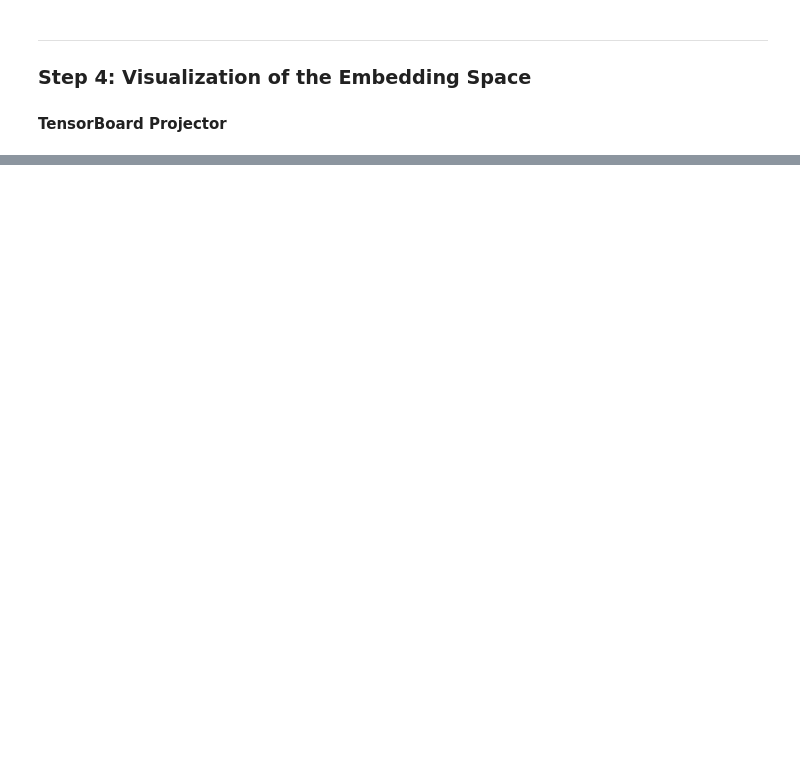
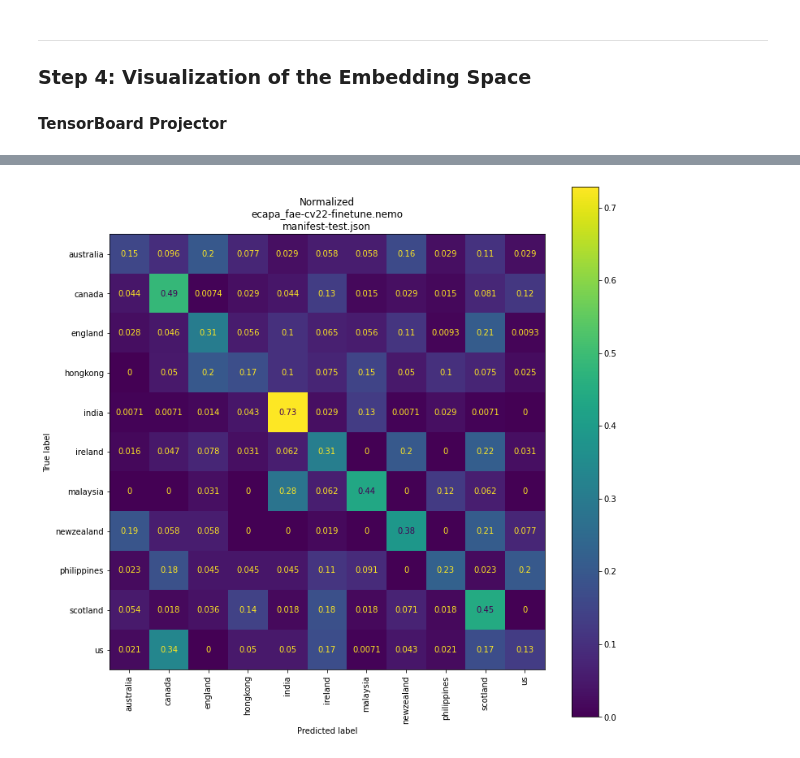
Before and after one commit to daisylei/NeMo, a Jupyter notebook: tutorials/speaker_tasks/FAE_Speaker_Accent_Classification.ipynb, the cells around one changed output, grey strips where cells are left out. Saved outputs shown, nothing was run; the diff lists cells and outputs as text; code cells hidden in the pictures; blank space fills up the shorter version.

Commit message:
wip: added confussion matrix

```diff
--- a/tutorials/speaker_tasks/FAE_Speaker_Accent_Classification.ipynb
+++ b/tutorials/speaker_tasks/FAE_Speaker_Accent_Classification.ipynb
@@ -531,6 +563,11 @@ conf.data["eval"] = dict(\
     title=eval_title
     )
 #
+enroll_title = f'{model_nemo_path.split("/")[-1]}\n{os.path.basename(enroll_manifest_filepath)}'
+conf.data['enroll'] = dict(\
+    manifest_path=enroll_manifest_filepath,
+    title=enroll_title
+    )
 # %%
 print(OmegaConf.to_yaml(conf))
 # %% [output]
@@ -733,0 +715,23 @@ import tensorboard as tb
+# %%
+# Step 2.3
+MANIFEST_FILEPATH = conf.data.enroll.manifest_path
+
+enrol_embs, enrol_logits, enrol_ref_labels, enrol_idx2labD = \
+    EncDecSpeakerLabelModel.get_batch_embeddings(
+    speaker_model=speaker_model,
+    manifest_filepath=MANIFEST_FILEPATH,
+    batch_size=32,
+    sample_rate=16000,
+    device='cuda' )
+# Note that embeddings are unit-vectors.
+enrol_embs = enrol_embs / (np.linalg.norm(enrol_embs, ord=2, axis=-1, keepdims=True))
+#
+centroidsL = []
+keyslist = list(eval_idx2labD.keys())
+for label_id in keyslist:
+    indices = np.where(enrol_ref_labels == label_id)
+    embedding = (enrol_embs[indices].sum(axis=0).squeeze()) / len(indices)
+    centroidsL.append(embedding)
+enrol_embs = np.asarray(centroidsL)
+# Project back to a hyper-sphere keeping them as unit-vectors
+enrol_embs = enrol_embs / (np.linalg.norm(enrol_embs, ord=2, axis=-1, keepdims=True))
@@ -733,0 +741,12 @@ import tensorboard as tb
+# %%
+cos_sim_sco = np.matmul(test_embs, enrol_embs.T)
+hyp_labels = cos_sim_sco.argmax(axis=-1)
+# %%
+# STEP 4b: Confussion Matrix normalized.
+TITLE = f'Normalized\n{conf.data.test.title}'
+cm = confusion_matrix(test_ref_labels, hyp_labels, normalize="true")
+disp = ConfusionMatrixDisplay(confusion_matrix=cm, display_labels=test_idx2labD.values())
+f = disp.plot(xticks_rotation='vertical').ax_.set_title(TITLE);
+f.figure.set_size_inches(12,12)
+# %% [output]
+[figure, added]
```
Also changed, not shown: parts of 32 cells of this notebook.
